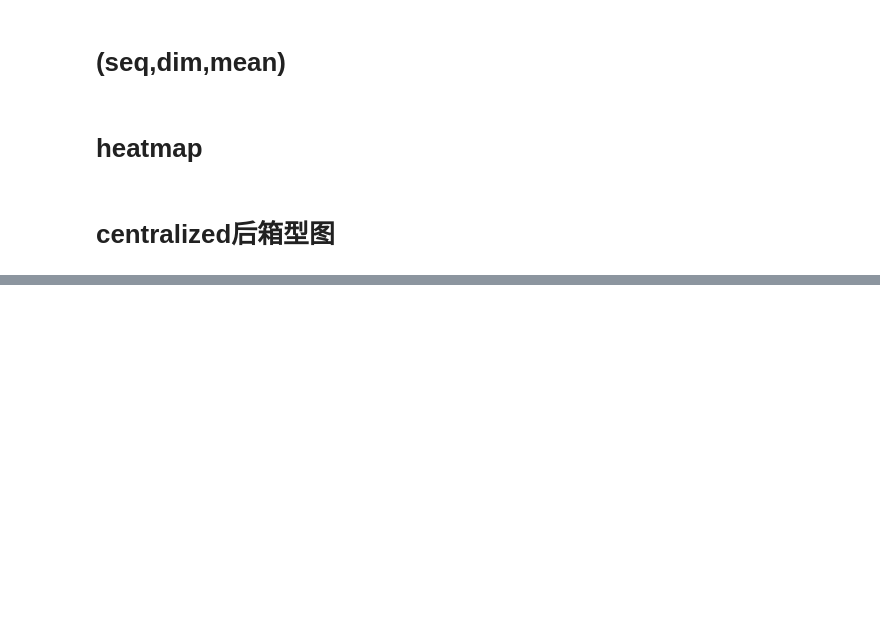
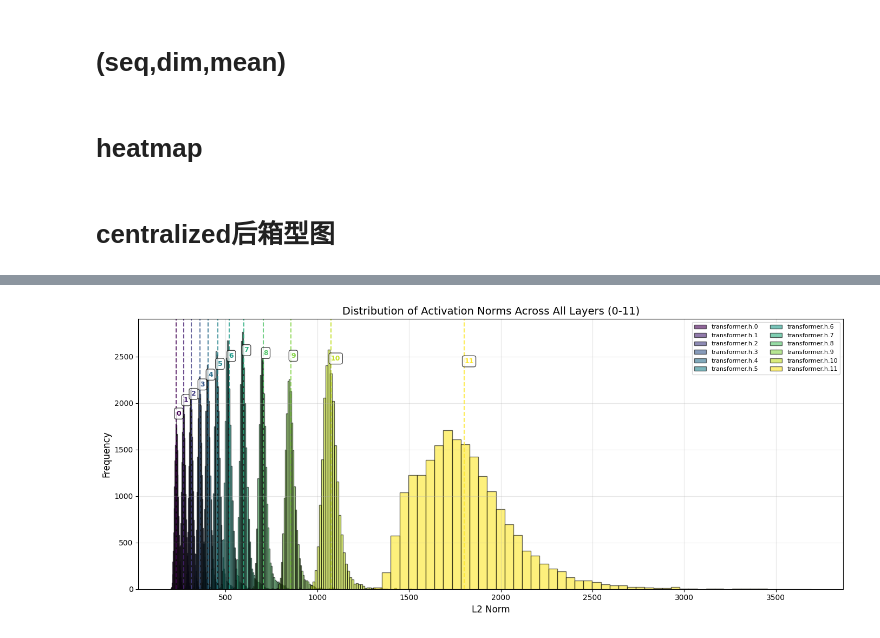
Before and after one commit to karry-z/VASAE, a Jupyter notebook: notebooks/eda.ipynb, the cells around one changed output, grey strips where cells are left out. Cells and saved outputs as stored; diff of their text form; code cells hidden in the pictures; blank space fills up the shorter version.

```diff
--- a/notebooks/eda.ipynb
+++ b/notebooks/eda.ipynb
@@ -264,0 +347,27 @@ plt.show()
+# %%
+# Create a clearer visualization with gradient colors and layer labels at mean positions
+fig, ax = plt.subplots(figsize=(14, 6))
+
+# Create gradient colors from light to dark
+colors_gradient = plt.cm.viridis(np.linspace(0, 1, 12))
+
+for idx, layer in enumerate(layers):
+    norms = norms_by_layer[layer]
+    ax.hist(norms, bins=50, alpha=0.6, label=layer, color=colors_gradient[idx], edgecolor='black')
+
+    # Add layer number label at the mean position
+    mean_norm = norms.mean()
+    ax.axvline(mean_norm, color=colors_gradient[idx], linestyle='--', linewidth=1.5, alpha=0.8)
+    ax.text(mean_norm, ax.get_ylim()[1] * 0.95 - idx * 30, str(idx),
+            fontsize=9, color=colors_gradient[idx], fontweight='bold',
+            bbox=dict(boxstyle='round,pad=0.3', facecolor='white', alpha=0.7))
+
+ax.set_xlabel("L2 Norm", fontsize=12)
+ax.set_ylabel("Frequency", fontsize=12)
+ax.set_title("Distribution of Activation Norms Across All Layers (0-11)", fontsize=14)
+ax.legend(loc='upper right', fontsize=8, ncol=2)
+ax.grid(True, alpha=0.3)
+plt.tight_layout()
+plt.show()
+# %% [output]
+[figure, added]
```
Also changed, not shown: parts of 8 cells of this notebook.
